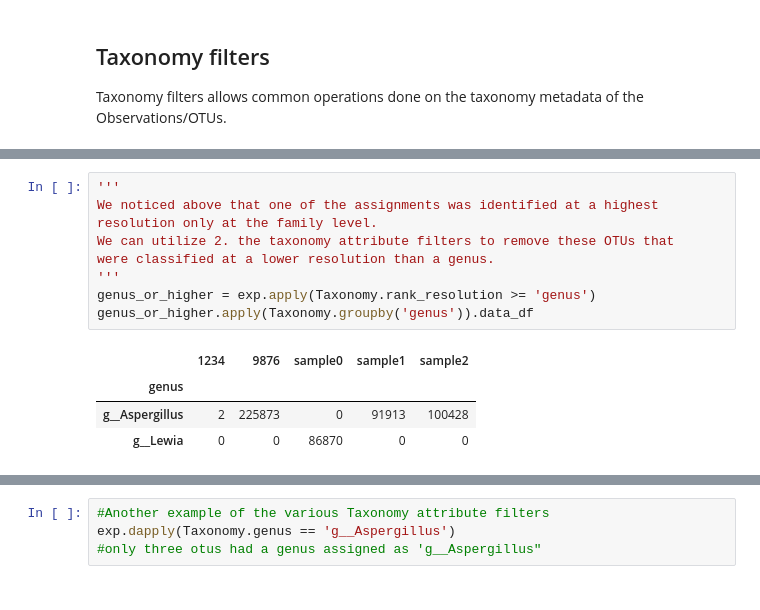
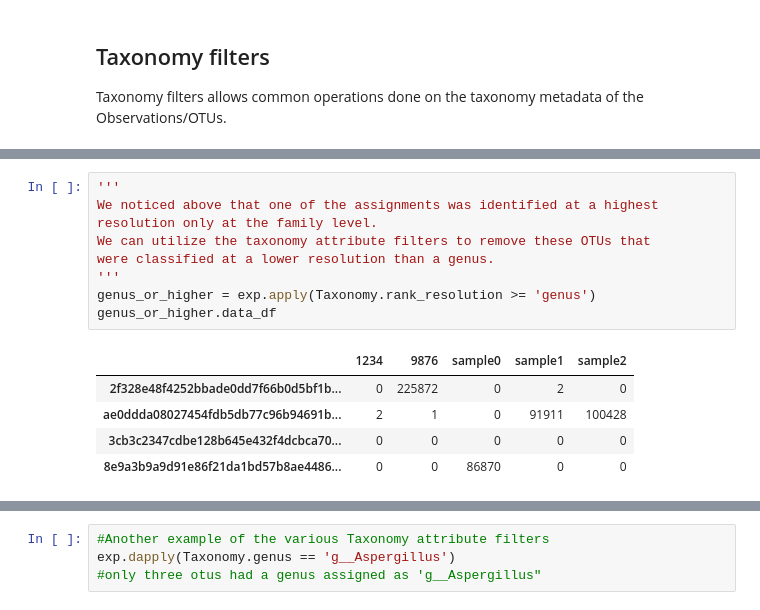
Before and after one commit to bassio/omicexperiment, a Jupyter notebook: doc/03_experiment_filters.ipynb, the cells around one changed output, grey strips where cells are left out. Drawn from its saved outputs; the diff is of its cells as text.

Commit message:
fixed docs transforms and filters

```diff
--- a/doc/02_experiment_filters.ipynb
+++ b/doc/03_experiment_filters.ipynb
@@ -211,14 +204,15 @@ exp.dapply(Taxonomy.groupby('genus')) #any taxonomic rank can be passed
 # %%
 '''
 We noticed above that one of the assignments was identified at a highest
 resolution only at the family level.
-We can utilize 2. the taxonomy attribute filters to remove these OTUs that
+We can utilize the taxonomy attribute filters to remove these OTUs that
 were classified at a lower resolution than a genus.
 '''
 genus_or_higher = exp.apply(Taxonomy.rank_resolution >= 'genus')
-genus_or_higher.apply(Taxonomy.groupby('genus')).data_df
+genus_or_higher.data_df
 # %% [output]
 |  | 1234 | 9876 | sample0 | sample1 | sample2 |
-| genus |  |  |  |  |  |
-| g__Aspergillus | 2 | 225873 | 0 | 91913 | 100428 |
-| g__Lewia | 0 | 0 | 86870 | 0 | 0 |
+| 2f328e48f4252bbade0dd7f66b0d5bf1b... | 0 | 225872 | 0 | 2 | 0 |
+| ae0ddda08027454fdb5db77c96b94691b... | 2 | 1 | 0 | 91911 | 100428 |
+| 3cb3c2347cdbe128b645e432f4dcbca70... | 0 | 0 | 0 | 0 | 0 |
+| 8e9a3b9a9d91e86f21da1bd57b8ae4486... | 0 | 0 | 86870 | 0 | 0 |
```
Also changed, not shown: parts of 9 cells of this notebook, 3 other files.
